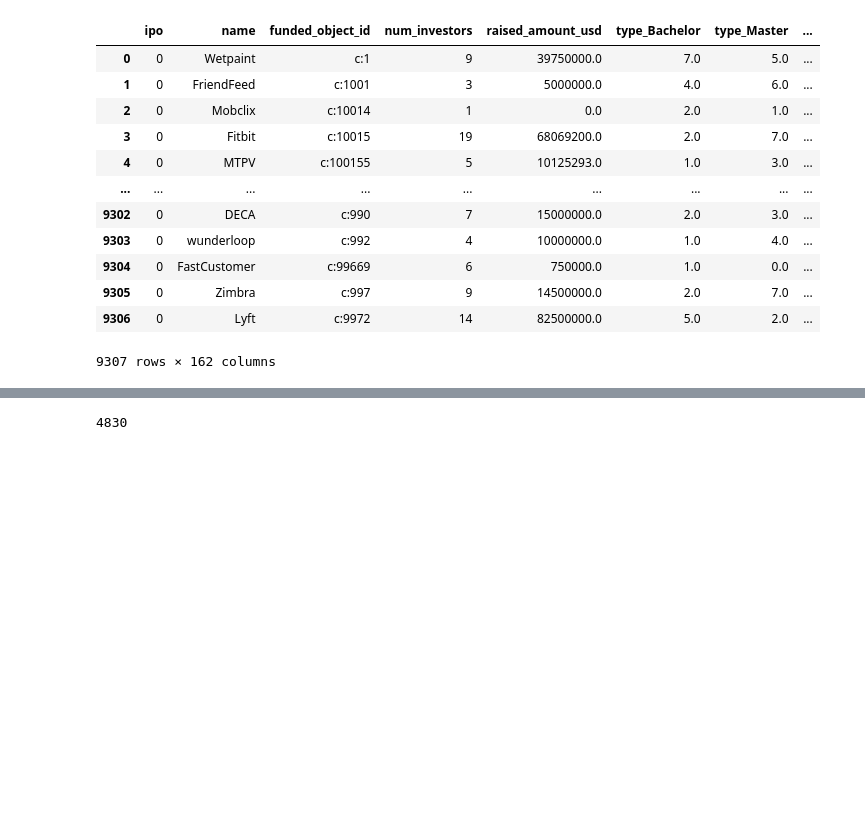
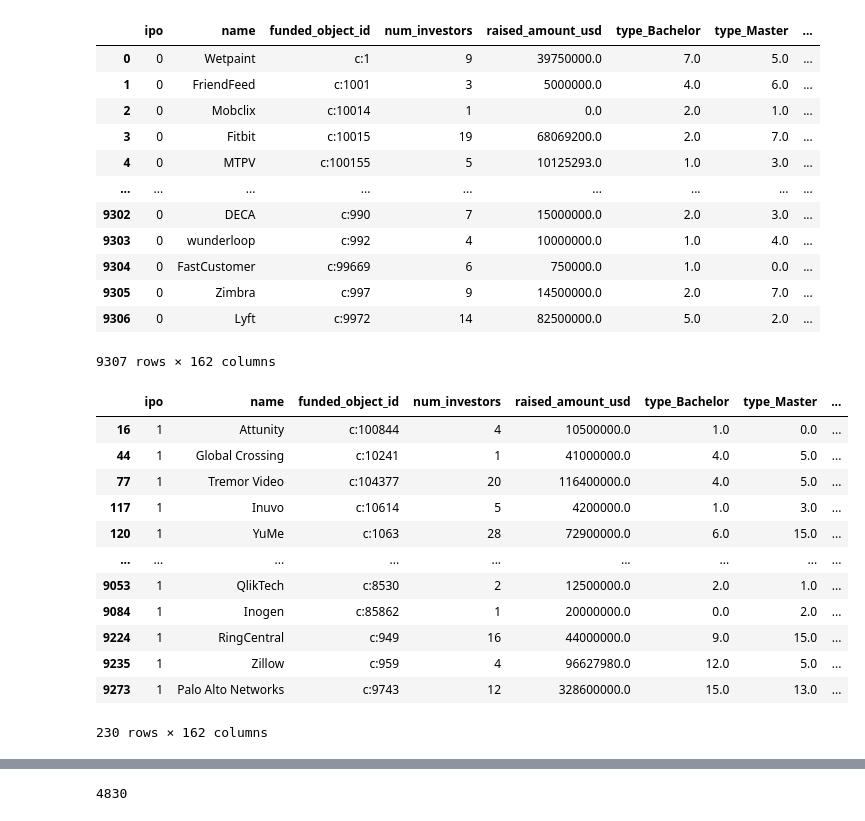
Before and after one commit to Mingxi-Huang/ORIE4740-FinalProject, a Jupyter notebook: classification_model.ipynb, the cells around one changed output, grey strips where cells are left out. Saved outputs shown, nothing was run; the diff lists cells and outputs as text; code cells hidden in the pictures; blank space fills up the shorter version.

```diff
--- a/classification_model.ipynb
+++ b/classification_model.ipynb
@@ -46,0 +53,16 @@ df_w_dup = df.append(df[df['ipo'] == 1] * 20, ignore_index=True)
+# %%
+ipo_success
+# %% [output]
+|  | ipo | name | funded_object_id | num_investors | raised_amount_usd | type_Bachelor | type_Master | ... |
+| 16 | 1 | Attunity | c:100844 | 4 | 10500000.0 | 1.0 | 0.0 | ... |
+| 44 | 1 | Global Crossing | c:10241 | 1 | 41000000.0 | 4.0 | 5.0 | ... |
+| 77 | 1 | Tremor Video | c:104377 | 20 | 116400000.0 | 4.0 | 5.0 | ... |
+| 117 | 1 | Inuvo | c:10614 | 5 | 4200000.0 | 1.0 | 3.0 | ... |
+| 120 | 1 | YuMe | c:1063 | 28 | 72900000.0 | 6.0 | 15.0 | ... |
+| ... | ... | ... | ... | ... | ... | ... | ... | ... |
+| 9053 | 1 | QlikTech | c:8530 | 2 | 12500000.0 | 2.0 | 1.0 | ... |
+| 9084 | 1 | Inogen | c:85862 | 1 | 20000000.0 | 0.0 | 2.0 | ... |
+| 9224 | 1 | RingCentral | c:949 | 16 | 44000000.0 | 9.0 | 15.0 | ... |
+| 9235 | 1 | Zillow | c:959 | 4 | 96627980.0 | 12.0 | 5.0 | ... |
+| 9273 | 1 | Palo Alto Networks | c:9743 | 12 | 328600000.0 | 15.0 | 13.0 | ... |
+230 rows × 162 columns
```
Also changed, not shown: parts of 18 cells of this notebook.
